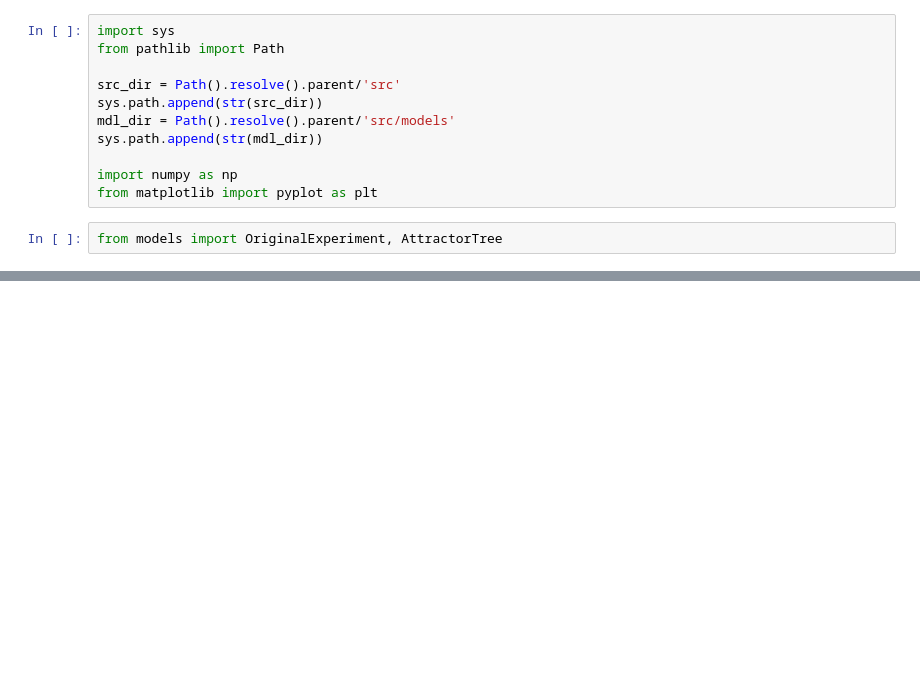
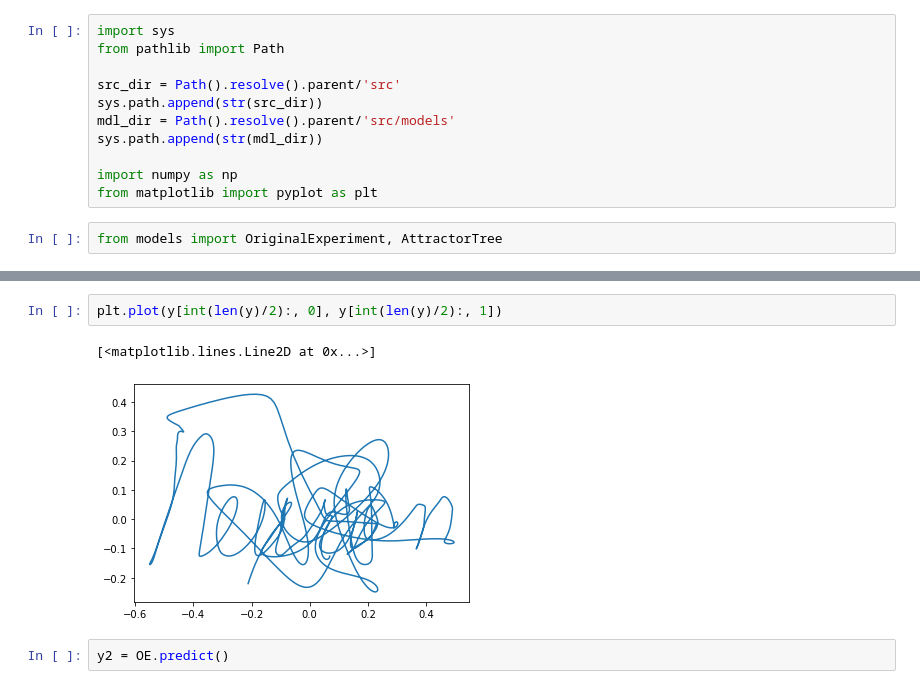
Before and after one commit to Don1Choume/innatetree, a Jupyter notebook: notebooks/TrainTest.ipynb, the cells around one changed output, grey strips where cells are left out. Cells and saved outputs as stored; diff of their text form; blank space fills up the shorter version.

```diff
--- a/notebooks/TrainTest.ipynb
+++ b/notebooks/TrainTest.ipynb
@@ -33,0 +66,7 @@ plt.plot(y)
+# %%
+plt.plot(y[int(len(y)/2):, 0], y[int(len(y)/2):, 1])
+# %% [output]
+[<matplotlib.lines.Line2D at 0x...>]
+[figure, added]
+# %%
+y2 = OE.predict()
```
Also changed, not shown: parts of 8 cells of this notebook, 4 other files.
